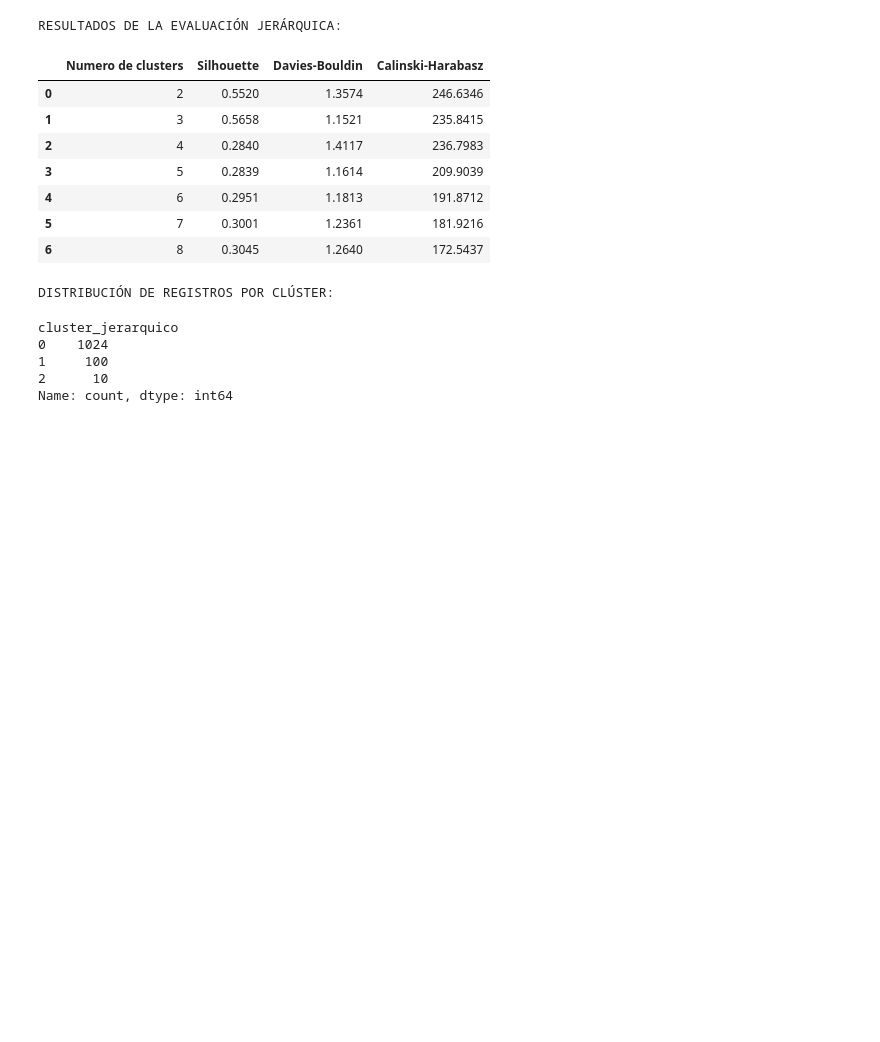
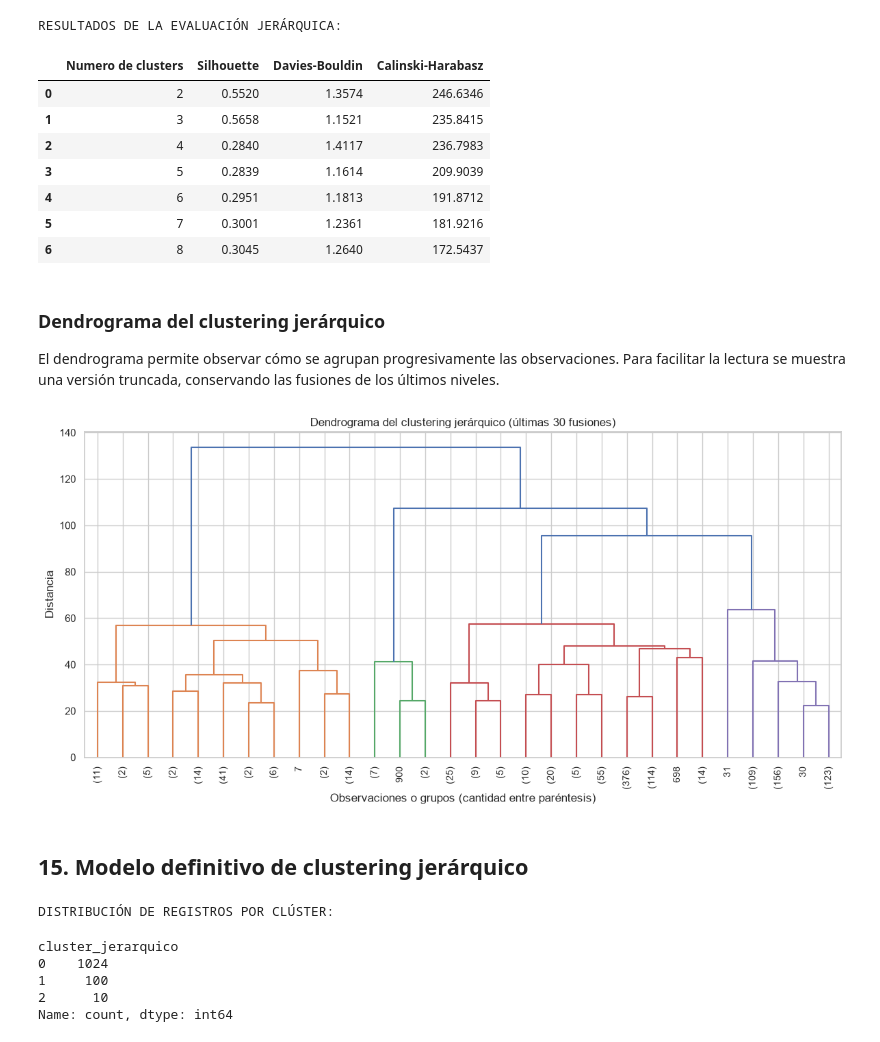
Before and after one commit to MariaHernandezBello/proyecto-clustering-desercion-educativa, a Jupyter notebook: Clustering_Desercion_Educativa.ipynb, the cells around one changed output. Cells and saved outputs as stored; diff of their text form; code cells hidden in the pictures; blank space fills up the shorter version.

Commit message:
Add files via upload
Reemplazo del notebook por versión corregida y ejecutable

```diff
--- a/Clustering_Desercion_Educativa.ipynb
+++ b/Clustering_Desercion_Educativa.ipynb
@@ -943,6 +985,32 @@ RESULTADOS DE LA EVALUACIÓN JERÁRQUICA:
 | 4 | 6 | 0.2951 | 1.1813 | 191.8712 |
 | 5 | 7 | 0.3001 | 1.2361 | 181.9216 |
 | 6 | 8 | 0.3045 | 1.2640 | 172.5437 |
+# %% [markdown]
+### Dendrograma del clustering jerárquico
+
+El dendrograma permite observar cómo se agrupan progresivamente las observaciones. Para facilitar la lectura se muestra una versión truncada, conservando las fusiones de los últimos niveles.
+# %%
+# Construir el árbol jerárquico con enlace Ward y distancia euclidiana.
+# truncate_mode="lastp" limita la cantidad de ramas visibles para mejorar la legibilidad.
+matriz_enlace = linkage(datos_estandarizados, method="ward", metric="euclidean")
+
+plt.figure(figsize=(12, 6))
+dendrogram(
+    matriz_enlace,
+    truncate_mode="lastp",
+    p=30,
+    show_leaf_counts=True,
+    leaf_rotation=90
+)
+plt.title("Dendrograma del clustering jerárquico (últimas 30 fusiones)")
+plt.xlabel("Observaciones o grupos (cantidad entre paréntesis)")
+plt.ylabel("Distancia")
+plt.tight_layout()
+plt.show()
+# %% [output]
+[figure, added]
+# %% [markdown]
+## 15. Modelo definitivo de clustering jerárquico
 # %%
 # ==========================================
 # 21. MODELO DEFINITIVO DE CLUSTERING JERÁRQUICO
```
Also changed, not shown: parts of 20 cells of this notebook.
